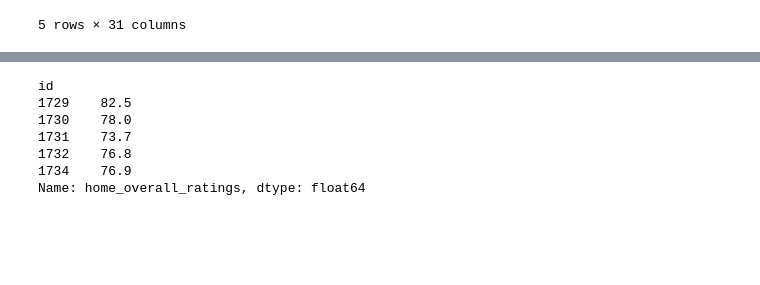
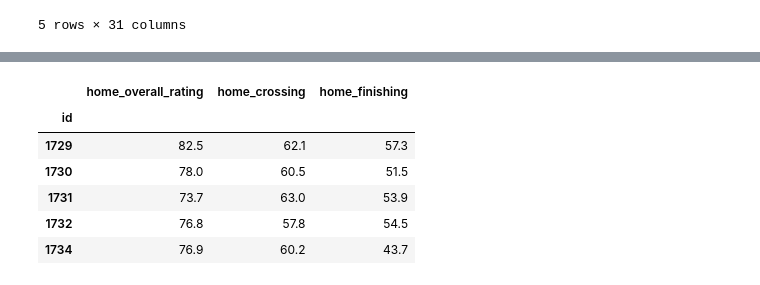
Before and after one commit to amrawadk/football-data-analysis, a Jupyter notebook: build_database.ipynb, the cells around one changed output, grey strips where cells are left out. Saved outputs shown, nothing was run; the diff lists cells and outputs as text; code cells hidden in the pictures; blank space fills up the shorter version.

```diff
--- a/build_database.ipynb
+++ b/build_database.ipynb
@@ -282,12 +279,15 @@ ratings.head()
-# %%
-df['home_overall_ratings'] = ratings.mean(axis=1).round(1)
-
-df['home_overall_ratings'].head(5)
-# %% [output]
-id
-1729    82.5
-1730    78.0
-1731    73.7
-1732    76.8
-1734    76.9
-Name: home_overall_ratings, dtype: float64
+# %%
+# Get the desired home player attributes
+for attrib in player_attribs:
+    df[f'home_{attrib}'] = home_attribs[home_fields].replace(to_replace=index_list, value=player_attrib[attrib].tolist()) \
+                            .mean(axis=1).round(1)
+
+df[[f'home_{attrib}' for attrib in player_attribs]].head()
+# %% [output]
+|  | home_overall_rating | home_crossing | home_finishing |
+| id |  |  |  |
+| 1729 | 82.5 | 62.1 | 57.3 |
+| 1730 | 78.0 | 60.5 | 51.5 |
+| 1731 | 73.7 | 63.0 | 53.9 |
+| 1732 | 76.8 | 57.8 | 54.5 |
+| 1734 | 76.9 | 60.2 | 43.7 |
```
Also changed, not shown: parts of 3 cells of this notebook.
